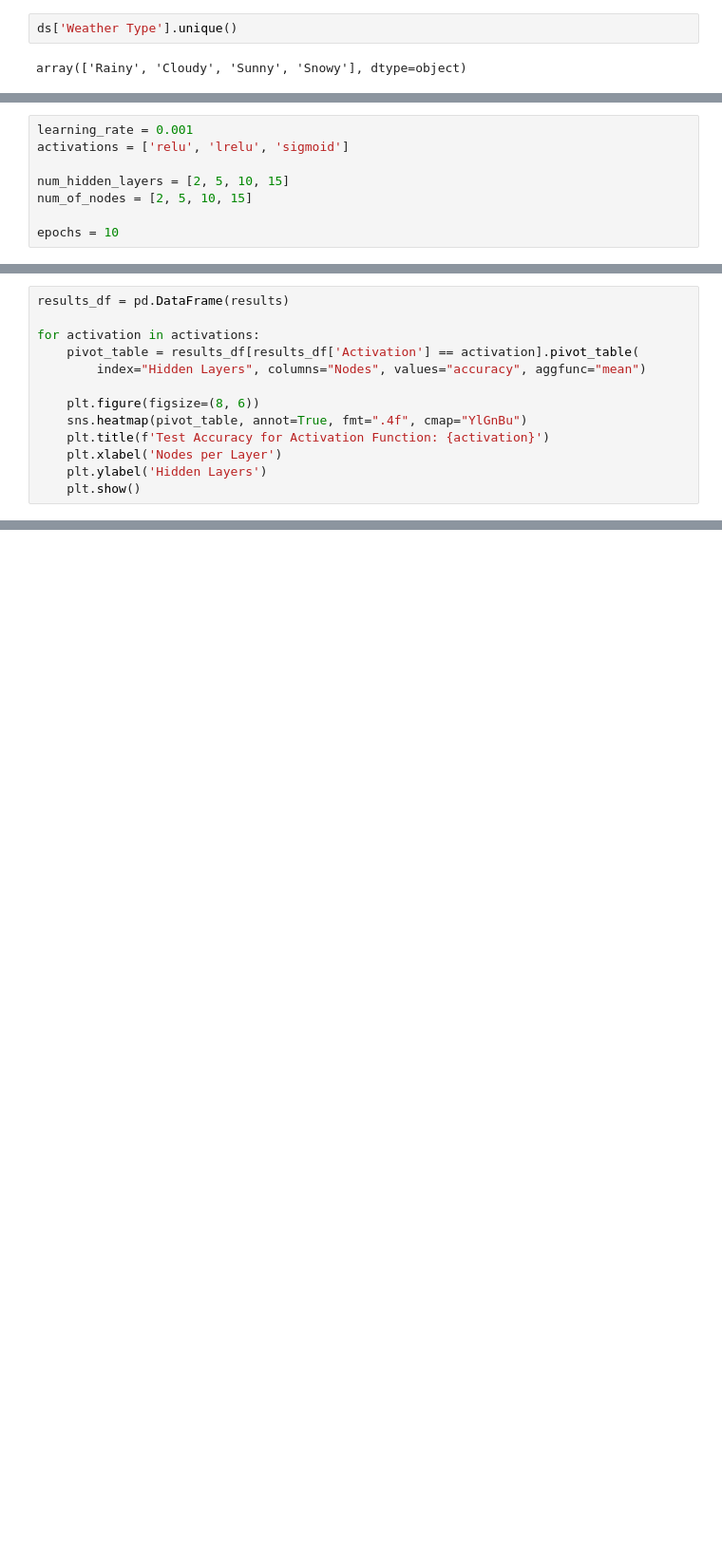
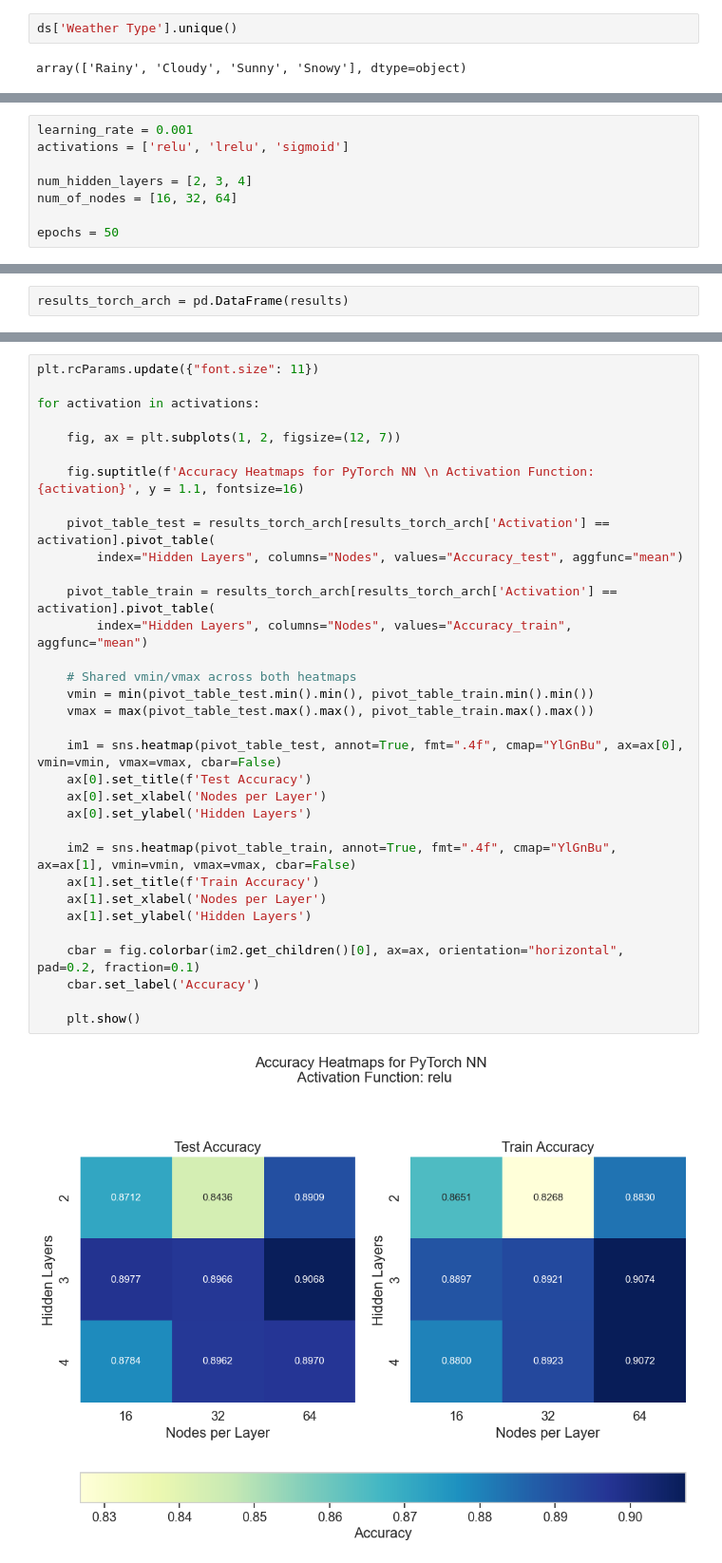
Before and after one commit to kjes4pres/Project_3_FYSSTK, a Jupyter notebook: Code/main/kjersti.ipynb, the cells around one changed output, grey strips where cells are left out. Shown at 95% size. Cells and saved outputs as stored; diff of their text form; blank space fills up the shorter version.

```diff
--- a/Code/main/kjersti.ipynb
+++ b/Code/main/kjersti.ipynb
@@ -124,10 +123,10 @@ test_loader = DataLoader(test_dataset, shuffle=False)
 learning_rate = 0.001
 activations = ['relu', 'lrelu', 'sigmoid']
 
-num_hidden_layers = [2, 5, 10, 15]
-num_of_nodes = [2, 5, 10, 15]
+num_hidden_layers = [2, 3, 4]
+num_of_nodes = [16, 32, 64]
 
-epochs = 10
+epochs = 50
 # %%
 results = []
 
@@ -180,13 +173,2 @@ Activation: sigmoid, Hidden Layers: 15, Nodes: 15, Test Accuracy: 0.2379
 # %%
-results_df = pd.DataFrame(results)
-
-for activation in activations:
-    pivot_table = results_df[results_df['Activation'] == activation].pivot_table(
-        index="Hidden Layers", columns="Nodes", values="accuracy", aggfunc="mean")
-
-    plt.figure(figsize=(8, 6))
-    sns.heatmap(pivot_table, annot=True, fmt=".4f", cmap="YlGnBu")
-    plt.title(f'Test Accuracy for Activation Function: {activation}')
-    plt.xlabel('Nodes per Layer')
-    plt.ylabel('Hidden Layers')
-    plt.show()
+results_torch_arch = pd.DataFrame(results)
@@ -196,0 +175,35 @@ for activation in activations:
+# %%
+plt.rcParams.update({"font.size": 11})
+
+for activation in activations:
+
+    fig, ax = plt.subplots(1, 2, figsize=(12, 7))
+
+    fig.suptitle(f'Accuracy Heatmaps for PyTorch NN \n Activation Function: {activation}', y = 1.1, fontsize=16)
+
+    pivot_table_test = results_torch_arch[results_torch_arch['Activation'] == activation].pivot_table(
+        index="Hidden Layers", columns="Nodes", values="Accuracy_test", aggfunc="mean")
+
+    pivot_table_train = results_torch_arch[results_torch_arch['Activation'] == activation].pivot_table(
+        index="Hidden Layers", columns="Nodes", values="Accuracy_train", aggfunc="mean")
+
+    # Shared vmin/vmax across both heatmaps
+    vmin = min(pivot_table_test.min().min(), pivot_table_train.min().min())
+    vmax = max(pivot_table_test.max().max(), pivot_table_train.max().max())
+
+    im1 = sns.heatmap(pivot_table_test, annot=True, fmt=".4f", cmap="YlGnBu", ax=ax[0], vmin=vmin, vmax=vmax, cbar=False)
+    ax[0].set_title(f'Test Accuracy')
+    ax[0].set_xlabel('Nodes per Layer')
+    ax[0].set_ylabel('Hidden Layers')
+
+    im2 = sns.heatmap(pivot_table_train, annot=True, fmt=".4f", cmap="YlGnBu", ax=ax[1], vmin=vmin, vmax=vmax, cbar=False)
+    ax[1].set_title(f'Train Accuracy')
+    ax[1].set_xlabel('Nodes per Layer')
+    ax[1].set_ylabel('Hidden Layers')
+
+    cbar = fig.colorbar(im2.get_children()[0], ax=ax, orientation="horizontal", pad=0.2, fraction=0.1)
+    cbar.set_label('Accuracy')
+
+    plt.show()
+# %% [output]
+[figure, added]
```
Also changed, not shown: parts of 35 cells of this notebook, 3 other files.
